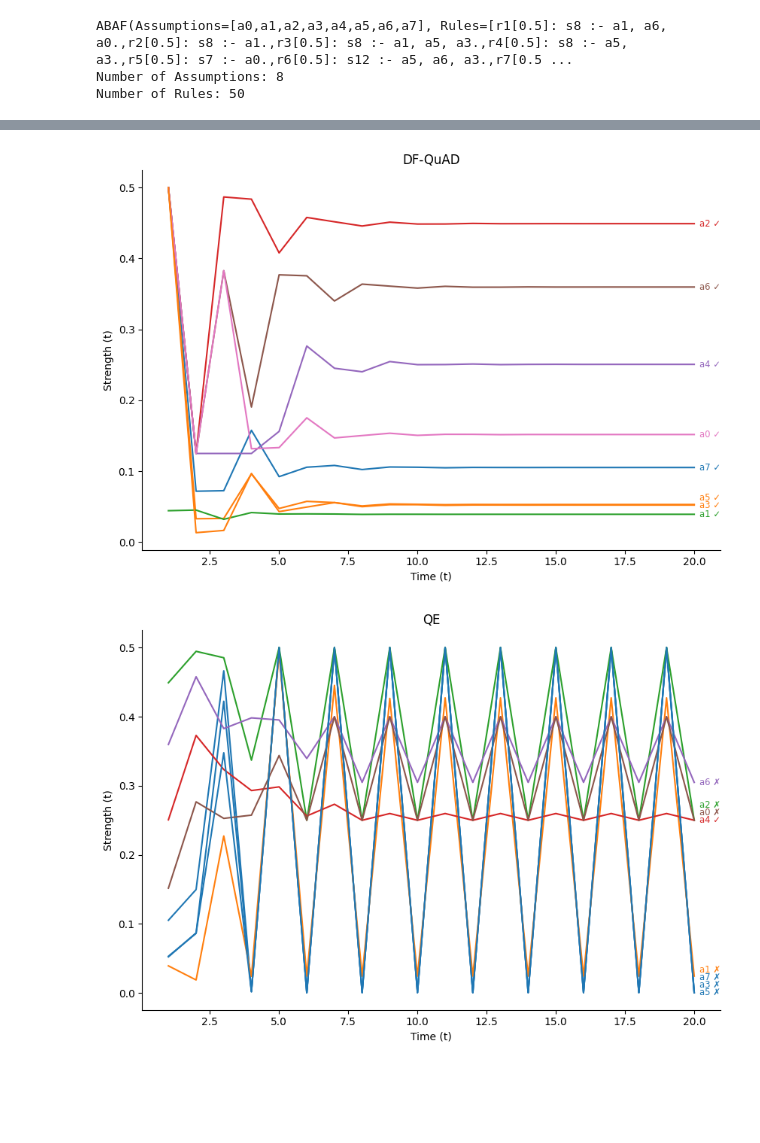
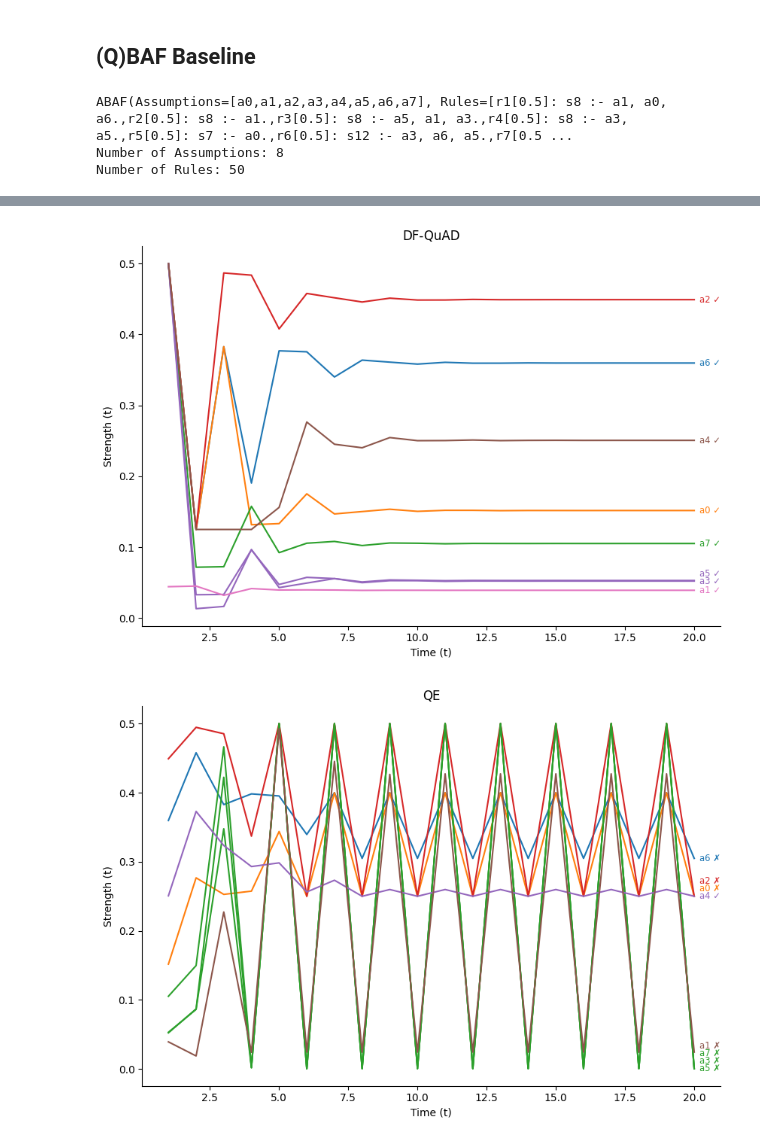
Before and after one commit to briziorusso/GradualABA, a Jupyter notebook: examples/simple_demo_example.ipynb, the cells around one changed output, grey strips where cells are left out. Drawn from its saved outputs; the diff is of its cells as text; code cells hidden in the pictures; blank space fills up the shorter version.

Commit message:
refine example nb and add description in readme

```diff
--- a/examples/simple_demo_example.ipynb
+++ b/examples/simple_demo_example.ipynb
@@ -98,3 +103,5 @@ Some are still oscillating or drifting.
+# %% [markdown]
+## (Q)BAF Baseline
 # %%
 import sys
 sys.path.append("../")
@@ -114,7 +121,7 @@ from semantics.modular import QuadraticMaximumInfluence
 from semantics.modular.SetMeanAggregation import SetMeanAggregation
 
 
-## Load ICCMA example
+### ----------------------------- Load ABAF from ICCMA example -----------------------------
 abaf = ABAF(path=rf"./iccma_style_abafs/non_flat_1_s25_c0.02_n0.2_a0.3_r5_b5_1.aba")
 
 DELTA = 5
@@ -125,17 +132,19 @@ print(abaf)
 print(f"Number of Assumptions: {len(abaf.assumptions)}")
 print(f"Number of Rules: {len(abaf.rules)}")
 
+### ----------------------------- Convert ABAF to BAG (BAF in the paper) -----------------------------
 bag = abaf.to_bag()
 
-print(bsaf)
+print(bag)
 
-### BSAF QE Model with SetProductAggregation
-model = DiscreteModularBAG(bag=bag, aggregation=ProductAggregation(),
-                        influence=LinearInfluence(conservativeness=1),
-                        set_aggregation=SetProductAggregation())
+### ----------------------------- BAF Df-QuAD Model with SetProductAggregation -----------------------------
+model = DiscreteModularBAG(bag=bag, aggregation=ProductAggregation(),              ## Attack/Support Aggregation (as per UP)
+                        influence=LinearInfluence(conservativeness=1),             ## Influence (as per UP)
+                        set_aggregation=SetProductAggregation())                   ## Set Attack/Support Aggregation
 
 model.solve(20, generate_plot=True, verbose=True, view='Assumptions',
-            assumptions=abaf.assumptions, aggregate_strength_f=SetMeanAggregation())
+            assumptions=abaf.assumptions,
+            aggregate_strength_f=SetMeanAggregation())                             ## Assumption Aggregation
 
 strengthplot(model, delta=DELTA, epsilon=EPSILON,
              title="DF-QuAD", wide=10, tall=6)
@@ -150,13 +159,14 @@ if model.is_globally_converged(epsilon=EPSILON, last_n=DELTA):
 else:
     print("Some are still oscillating or drifting.")
 
-### BSAF QE Model with SetProductAggregation
-model2 = DiscreteModularBAG(bag=bag, aggregation=SumAggregation(),
-                        influence=QuadraticMaximumInfluence(conservativeness=1),
-                        set_aggregation=SetProductAggregation())
+### ----------------------------- BAF QE Model with SetProductAggregation -----------------------------
+model2 = DiscreteModularBAG(bag=bag, aggregation=SumAggregation(),                  ## Attack/Support Aggregation (as per UP)
+                        influence=QuadraticMaximumInfluence(conservativeness=1),    ## Influence (as per UP)
+                        set_aggregation=SetProductAggregation())                    ## Set Attack/Support Aggregation
 
 model2.solve(20, generate_plot=True, verbose=True, view='Assumptions',
-            assumptions=abaf.assumptions, aggregate_strength_f=SetMeanAggregation())
+            assumptions=abaf.assumptions,
+            aggregate_strength_f=SetMeanAggregation())                              ## Assumption Aggregation
 
 strengthplot(model2, delta=DELTA, epsilon=EPSILON,
              title="QE", wide=10, tall=6)
@@ -171,7 +181,7 @@ if model2.is_globally_converged(epsilon=EPSILON, last_n=DELTA):
 else:
     print("Some are still oscillating or drifting.")
 # %% [output]
-ABAF(Assumptions=[a0,a1,a2,a3,a4,a5,a6,a7], Rules=[r1[0.5]: s8 :- a1, a6, a0.,r2[0.5]: s8 :- a1.,r3[0.5]: s8 :- a1, a5, a3.,r4[0.5]: s8 :- a5, a3.,r5[0.5]: s7 :- a0.,r6[0.5]: s12 :- a5, a6, a3.,r7[0.5 ...
+ABAF(Assumptions=[a0,a1,a2,a3,a4,a5,a6,a7], Rules=[r1[0.5]: s8 :- a1, a0, a6.,r2[0.5]: s8 :- a1.,r3[0.5]: s8 :- a5, a1, a3.,r4[0.5]: s8 :- a3, a5.,r5[0.5]: s7 :- a0.,r6[0.5]: s12 :- a3, a6, a5.,r7[0.5 ...
 Number of Assumptions: 8
 Number of Rules: 50
 0.29s to build 547 arguments
@@ -193,3 +203,3 @@ Support: {a1,a2,a3,a4,a6,a7} -> a1
 Some are still oscillating or drifting.
-[figure, old version]
+[figure, new version]
-[figure, old version]
+[figure, new version]
```
Also changed, not shown: parts of 4 cells of this notebook, 2 other files.
